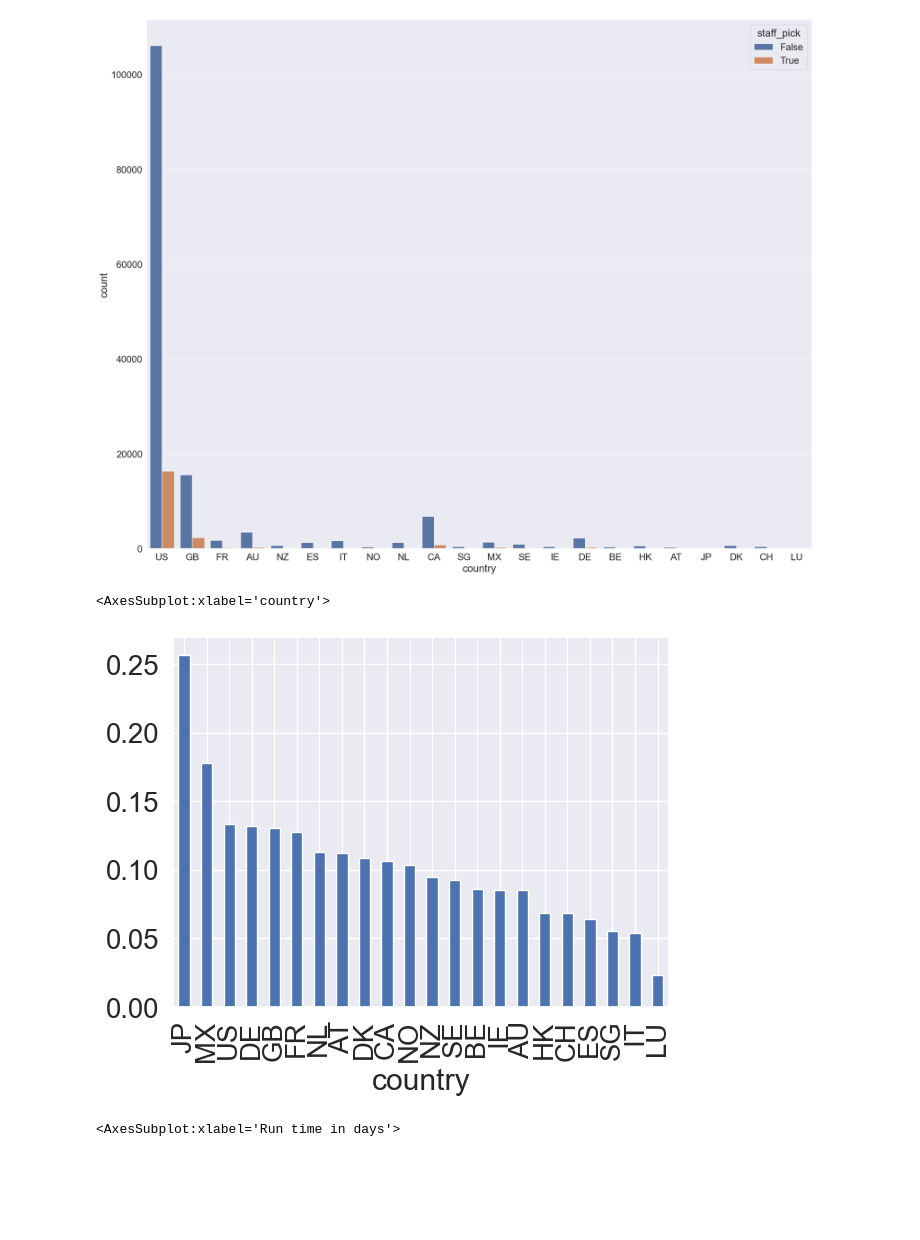
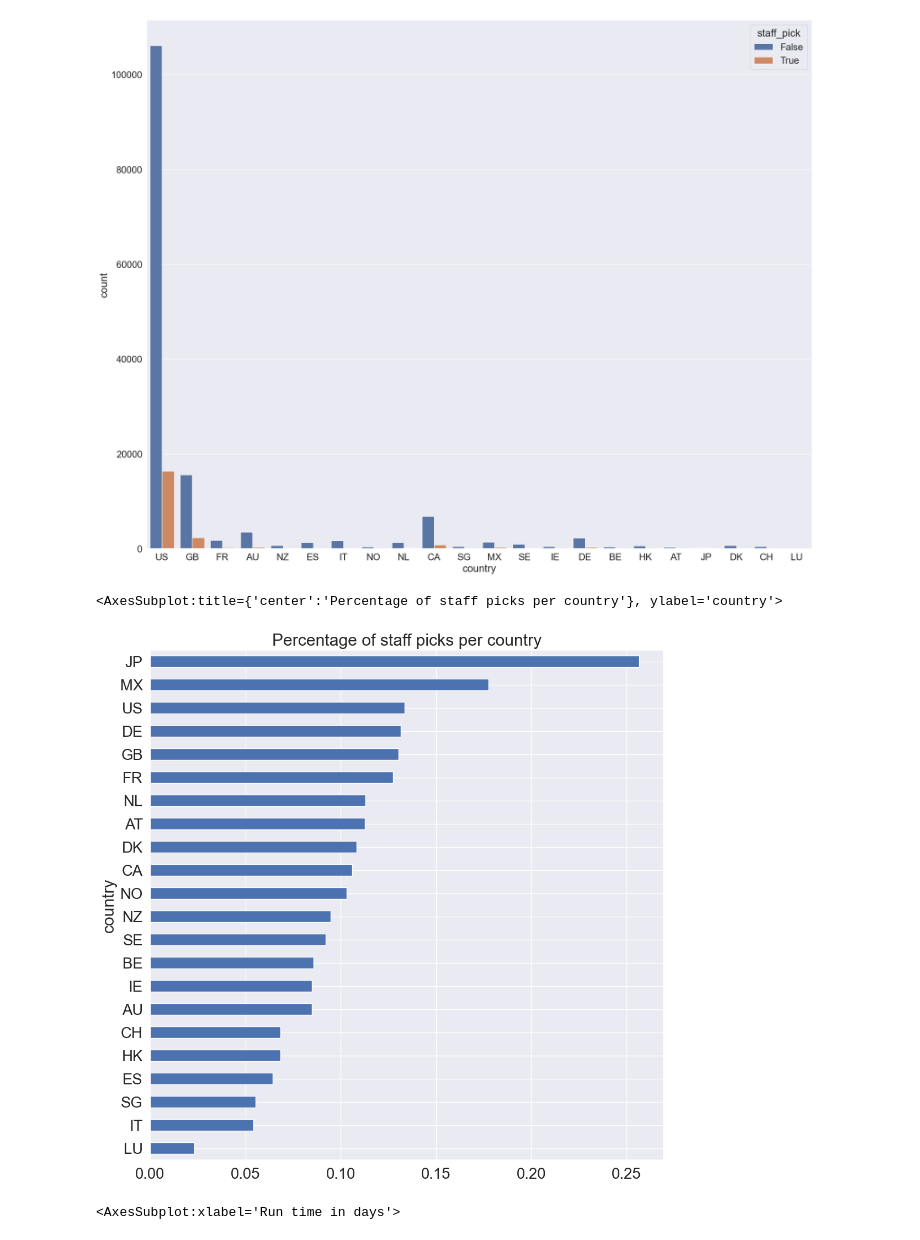
Before and after one commit to joshuadbeil/kickstarter_challenge, a Jupyter notebook: 04-Visualisations.ipynb, the cells around one changed output. Saved outputs shown, nothing was run; the diff lists cells and outputs as text; code cells hidden in the pictures; blank space fills up the shorter version.

Commit message:
visualisations

```diff
--- a/04-Visualisations.ipynb
+++ b/04-Visualisations.ipynb
@@ -210,10 +217,12 @@ sns.countplot(data = df, x = 'country', hue = 'staff_pick')
 [figure]
 # %%
 countries = df.query('staff_pick ==True').groupby(['country']).size() / df.groupby(['country']).size()
-countries.sort_values(ascending=False).plot(kind = 'bar')
+plt.figure(figsize = (12,12))
+plt.title('Percentage of staff picks per country')
+countries.sort_values(ascending=True).plot(kind = 'barh')
 # %% [output]
-<AxesSubplot:xlabel='country'>
+<AxesSubplot:title={'center':'Percentage of staff picks per country'}, ylabel='country'>
-[figure, old version]
+[figure, new version]
 # %%
 sns.set(font_scale=1.8)
 plt.subplots(figsize=(28, 12))
```
Also changed, not shown: parts of 5 cells of this notebook.
